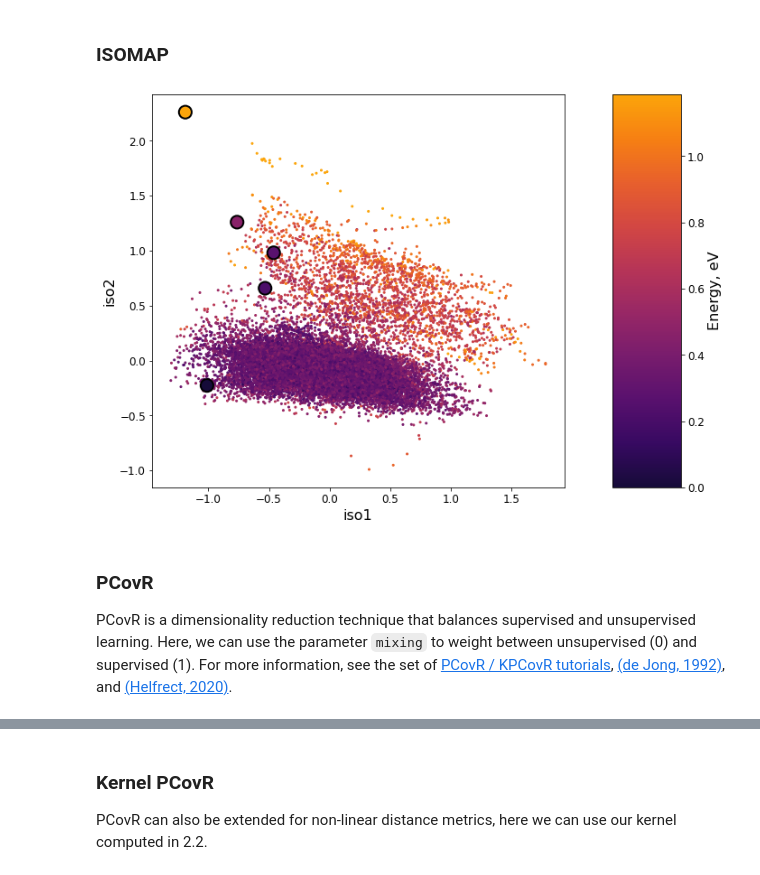
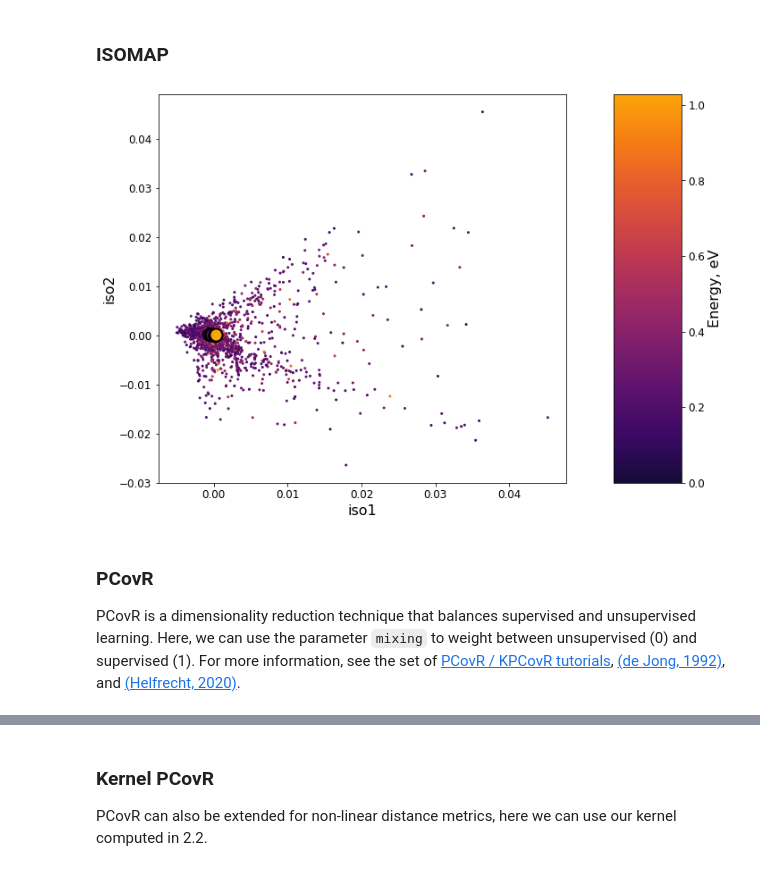
Before and after one commit to cersonsky-lab/unsupervised-ml, a Jupyter notebook: Dimensionality_Reduction_Cyclohexane.ipynb, the cells around one changed output, grey strips where cells are left out. Saved outputs shown, nothing was run; the diff lists cells and outputs as text; code cells hidden in the pictures.

```diff
--- a/Dimensionality_Reduction_Cyclohexane.ipynb
+++ b/Dimensionality_Reduction_Cyclohexane.ipynb
@@ -99,7 +99,7 @@ ax.set_xlabel("Simulation Timestep")
 ax.set_ylabel("Energy [eV]")
 
 ax.set_xlim([0, len(energy)])
-ax.set_ylim([-0.1, 1.1 * (max_e - min_e)])
+ax.set_ylim([-0.1, 1.25 * (max_e - min_e)])
 
 plt.tight_layout()
 plt.savefig('figures/Figure2/energy.png')
@@ -281,7 +277,7 @@ kernel = partial(pairwise_kernels, metric='rbf', gamma=1.2, n_jobs=6)
 # because we know that atom-ordering is conserved in this trajectory,
 # we'll only consider comparisons between identical atom indices
 # this would correspond with a `best-match` kernel
-K = np.zeros((len(idx), len(idx)))
+K_raw = np.zeros((len(idx), len(idx)))
 
 my_soaps = np.reshape([soaps[i * 6:(i + 1) * 6] for i in idx],
                       (len(idx) * 6, -1))
@@ -289,18 +285,18 @@ my_soaps = np.reshape([soaps[i * 6:(i + 1) * 6] for i in idx],
 for i in tqdm(range(len(idx))):
     ki = kernel(my_soaps[i * 6:(i + 1) * 6], my_soaps[i * 6:])
     for j in range(i, len(idx)):
-        K[i, j] = K[j, i] = np.mean(np.diag(ki[:,
+        K_raw[i, j] = K_raw[j, i] = np.mean(np.diag(ki[:,
                                                (j - i) * 6:(j - i + 1) * 6]))
 
-K.shape
+K_raw.shape
 # %% [output]
 (5000, 5000)
 # %%
 # we also construct a kernel between our simulation data and conformers
 # in order to embed them in the same latent space
-conf_K = np.zeros((5, len(idx)))
+conf_K_raw = np.zeros((5, len(idx)))
 for i in tqdm(range(len(conf_traj))):
     ki = kernel(conf_soaps[i * 6:(i + 1) * 6], my_soaps)
     for j in range(len(idx)):
-        conf_K[i, j] = np.mean(np.diag(ki[:, j * 6:(j + 1) * 6]))
+        conf_K_raw[i, j] = np.mean(np.diag(ki[:, j * 6:(j + 1) * 6]))
 # %% [markdown]
@@ -392,19 +385,18 @@ plot_embedding(t_LLE, t_LLE_conf, xlabel='LLE1', ylabel='LLE2')
 # %%
 from sklearn.manifold import Isomap as isomap
 # %%
-iso = isomap(n_neighbors=50, n_components=2)
-t_iso = iso.fit_transform(mean_soaps)
-t_iso_conf = iso.transform(conf_mean_soaps)
-np.savez('cyclohexane_data/iso.npz', iso=t_iso, iso_conf=t_iso_conf)
+iso = isomap(n_neighbors=10, n_components=2, n_jobs=4, metric='precomputed')
+t_iso = iso.fit_transform(K_raw)
+t_iso_conf = iso.transform(conf_K_raw)
 # %%
-plot_embedding(t_iso, t_iso_conf, xlabel='iso1', ylabel='iso2')
+plot_embedding(t_iso, t_iso_conf, xlabel='iso1', ylabel='iso2', idx=idx)
 # %% [output]
-[figure, old version]
+[figure, new version]
 # %% [markdown]
 ### PCovR
 
 PCovR is a dimensionality reduction technique that balances supervised and unsupervised learning.
-Here, we can use the parameter `mixing` to weight between unsupervised (0) and supervised (1). For more information, see the set of [PCovR / KPCovR tutorials](https://github.com/cosmo-epfl/kernel-tutorials), [(de Jong, 1992)](https://www.sciencedirect.com/science/article/pii/016974399280100I), and [(Helfrect, 2020)](https://iopscience.iop.org/article/10.1088/2632-2153/aba9ef).
+Here, we can use the parameter `mixing` to weight between unsupervised (0) and supervised (1). For more information, see the set of [PCovR / KPCovR tutorials](https://github.com/cosmo-epfl/kernel-tutorials), [(de Jong, 1992)](https://www.sciencedirect.com/science/article/pii/016974399280100I), and [(Helfrecht, 2020)](https://iopscience.iop.org/article/10.1088/2632-2153/aba9ef).
 # %%
 from skcosmo.decomposition import PCovR
 from sklearn.linear_model import RidgeCV
```
Also changed, not shown: parts of 34 cells of this notebook, 2 other files.
